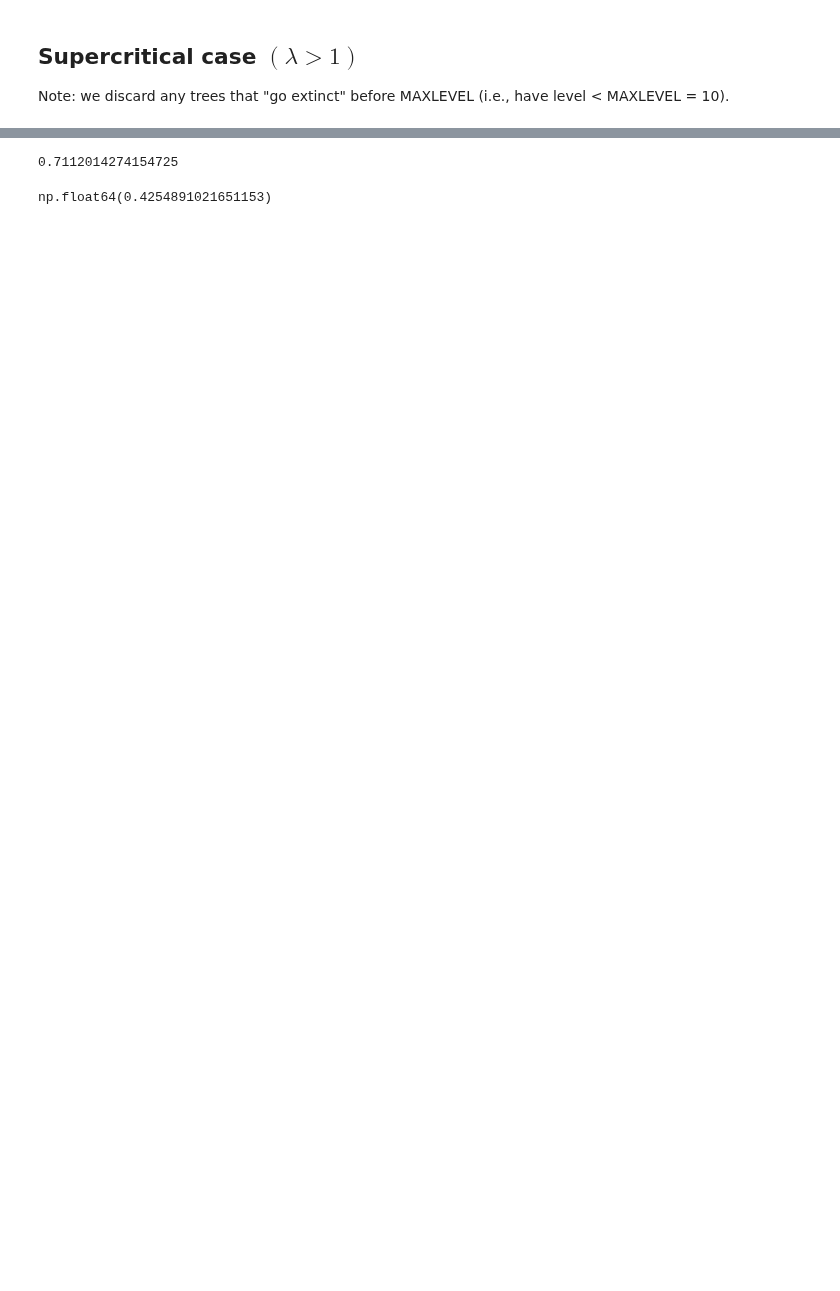
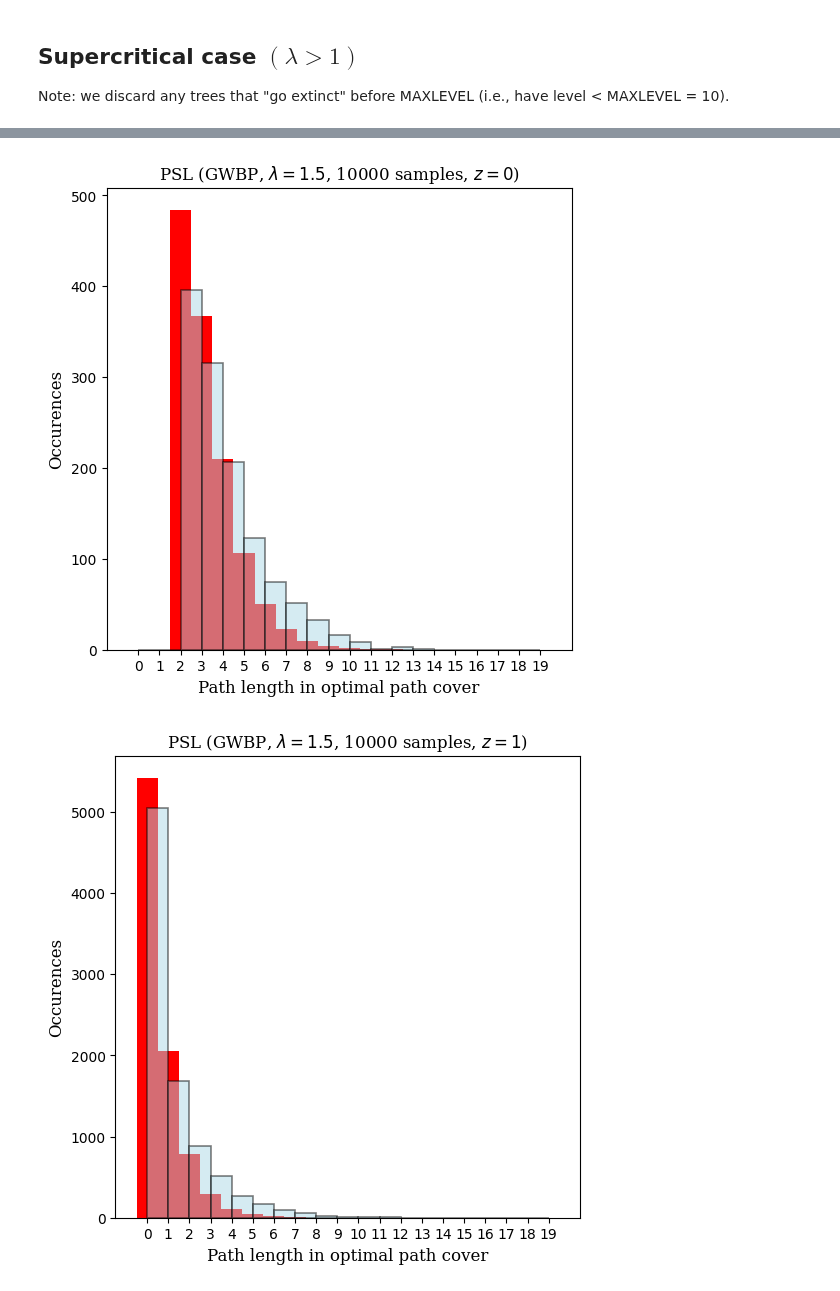
Before and after one commit to JulesGB/MeanFieldLastPassagePercolation, a Jupyter notebook: typical_path_length.ipynb, the cells around one changed output, grey strips where cells are left out. Saved outputs shown, nothing was run; the diff lists cells and outputs as text; code cells hidden in the pictures; blank space fills up the shorter version.

```diff
--- a/typical_path_length.ipynb
+++ b/typical_path_length.ipynb
@@ -240,8 +240,6 @@ len(rsl_z1) / num_samples
-# %%
-solve_p(1.5)
-# %% [output]
-0.7112014274154725
-# %%
-solve_r(1.5)
-# %% [output]
-np.float64(0.4254891021651153)
+# %%
+generate_histogram(rsl_z0, compute_L_zero, bins=np.arange(0,20,1), title = f"PSL (GWBP, $\lambda=1.5$, {num_samples} samples, $z = 0$)")
+generate_histogram(rsl_z1, compute_L_one, bins=np.arange(0,20,1), title= f"PSL (GWBP, $\lambda=1.5$, {num_samples} samples, $z = 1$)")
+# %% [output]
+[figure, added]
+[figure, added]
```
Also changed, not shown: parts of 9 cells of this notebook, 2 other files.
